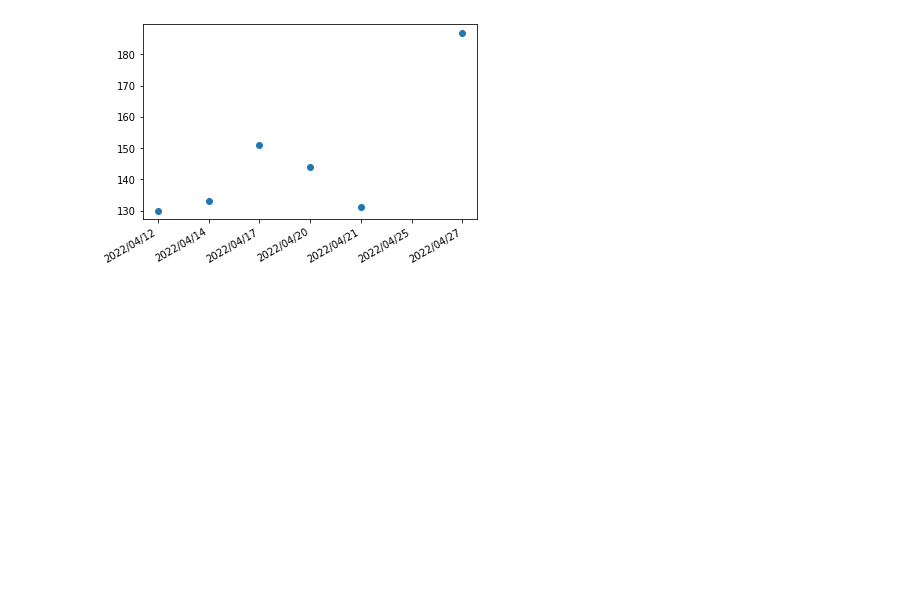
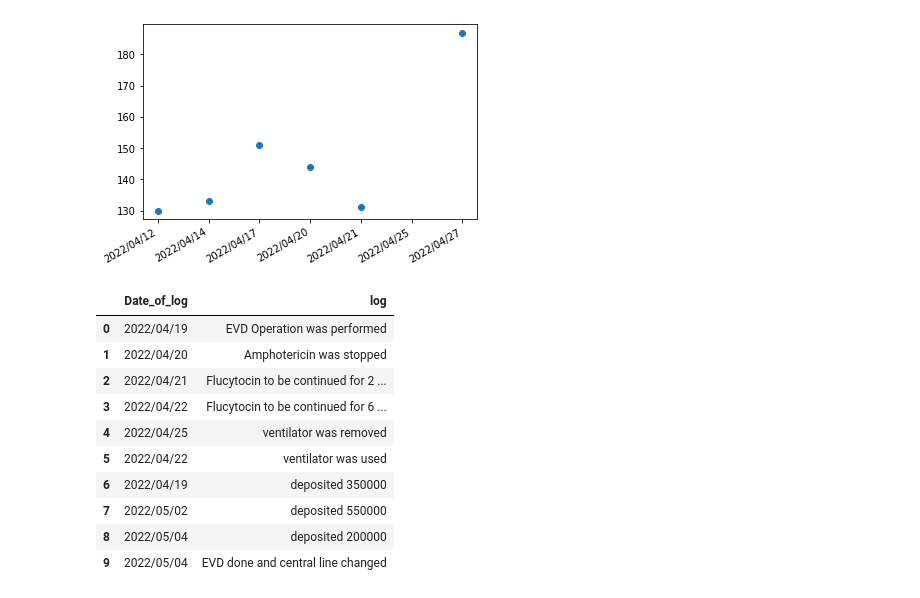
Before and after one commit to VectorTensor/Data-Hospital, a Jupyter notebook: graph.ipynb, the cells around one changed output. Drawn from its saved outputs; the diff is of its cells as text; code cells hidden in the pictures; blank space fills up the shorter version.

Commit message:
update data

```diff
--- a/graph.ipynb
+++ b/graph.ipynb
@@ -142,3 +142,19 @@ ax.plot_date(x,y)
 fig.autofmt_xdate()
 # %% [output]
 [figure]
+# %%
+db = sqlite3.connect("Hospital.db")
+data = pd.read_sql_query("select * from hospital_logs ",db)
+data
+# %% [output]
+|  | Date_of_log | log |
+| 0 | 2022/04/19 | EVD Operation was performed |
+| 1 | 2022/04/20 | Amphotericin was stopped |
+| 2 | 2022/04/21 | Flucytocin to be continued for 2 ... |
+| 3 | 2022/04/22 | Flucytocin to be continued for 6 ... |
+| 4 | 2022/04/25 | ventilator was removed |
+| 5 | 2022/04/22 | ventilator was used |
+| 6 | 2022/04/19 | deposited 350000 |
+| 7 | 2022/05/02 | deposited 550000 |
+| 8 | 2022/05/04 | deposited 200000 |
+| 9 | 2022/05/04 | EVD done and central line changed |
```
Also changed, not shown: 1 other file.
